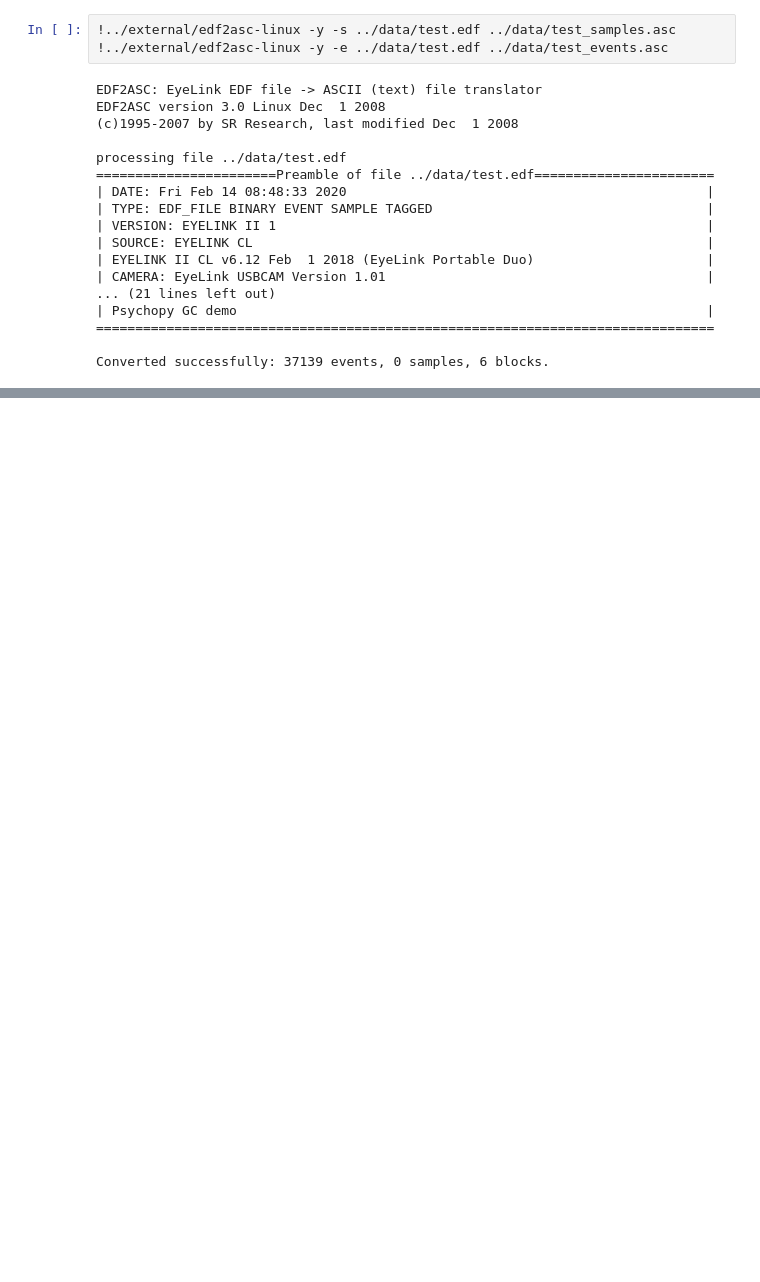
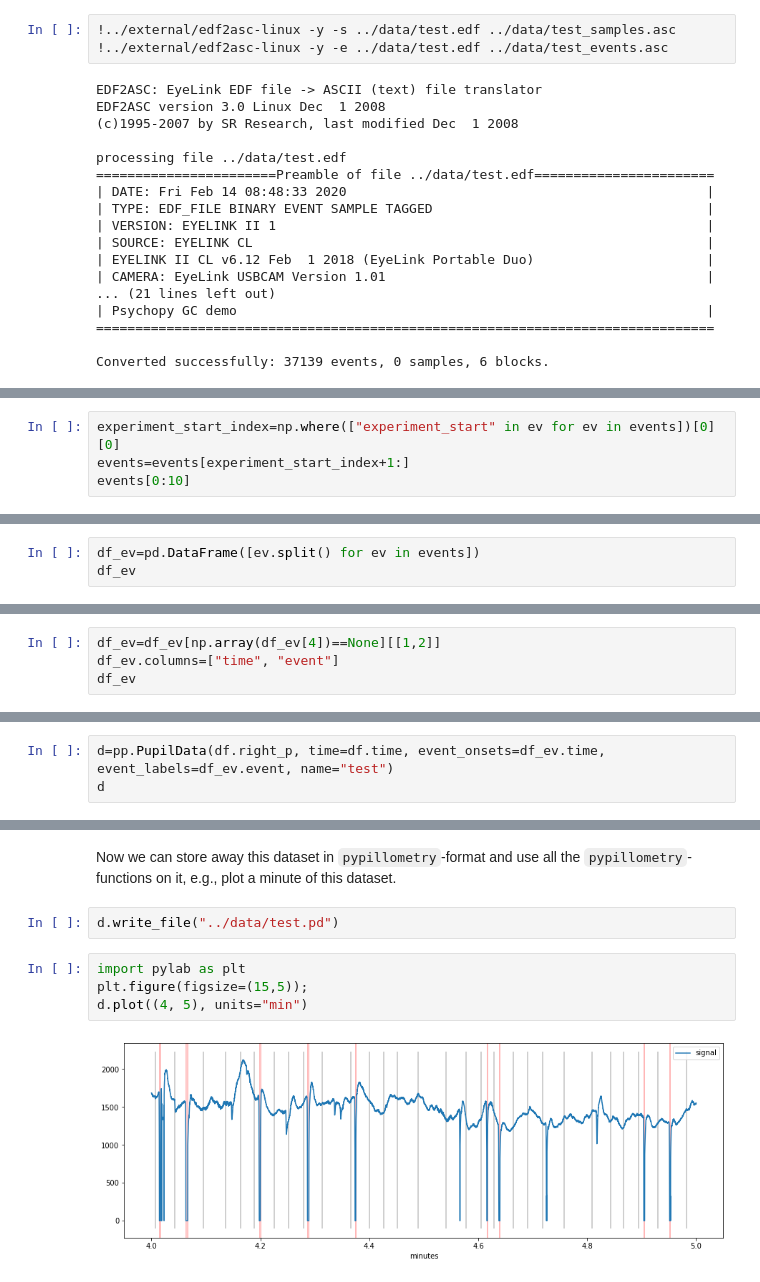
Before and after one commit to ihrke/pypillometry, a Jupyter notebook: docs/importdata.ipynb, the cells around one changed output, grey strips where cells are left out. Drawn from its saved outputs; the diff is of its cells as text; blank space fills up the shorter version.

Commit message:
bugfix + docs for importdata

```diff
--- a/docs/importdata.ipynb
+++ b/docs/importdata.ipynb
@@ -87,0 +146,4 @@ res.status_code
+# %%
+experiment_start_index=np.where(["experiment_start" in ev for ev in events])[0][0]
+events=events[experiment_start_index+1:]
+events[0:10]
@@ -87,0 +163,3 @@ res.status_code
+# %%
+df_ev=pd.DataFrame([ev.split() for ev in events])
+df_ev
@@ -87,0 +193,4 @@ res.status_code
+# %%
+df_ev=df_ev[np.array(df_ev[4])==None][[1,2]]
+df_ev.columns=["time", "event"]
+df_ev
@@ -87,0 +213,3 @@ res.status_code
+# %%
+d=pp.PupilData(df.right_p, time=df.time, event_onsets=df_ev.time, event_labels=df_ev.event, name="test")
+d
@@ -87,0 +250,10 @@ res.status_code
+# %% [markdown]
+Now we can store away this dataset in `pypillometry`-format and use all the `pypillometry`-functions on it, e.g., plot a minute of this dataset.
+# %%
+d.write_file("../data/test.pd")
+# %%
+import pylab as plt
+plt.figure(figsize=(15,5));
+d.plot((4, 5), units="min")
+# %% [output]
+[figure, added]
```
Also changed, not shown: parts of 35 cells of this notebook, 22 other files.
